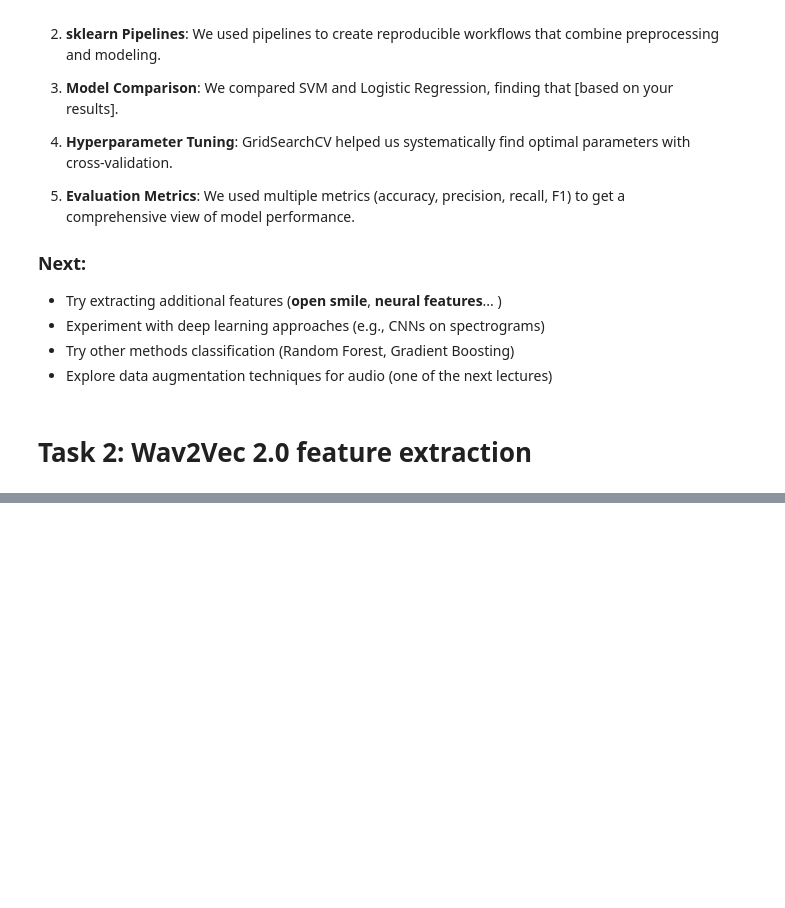
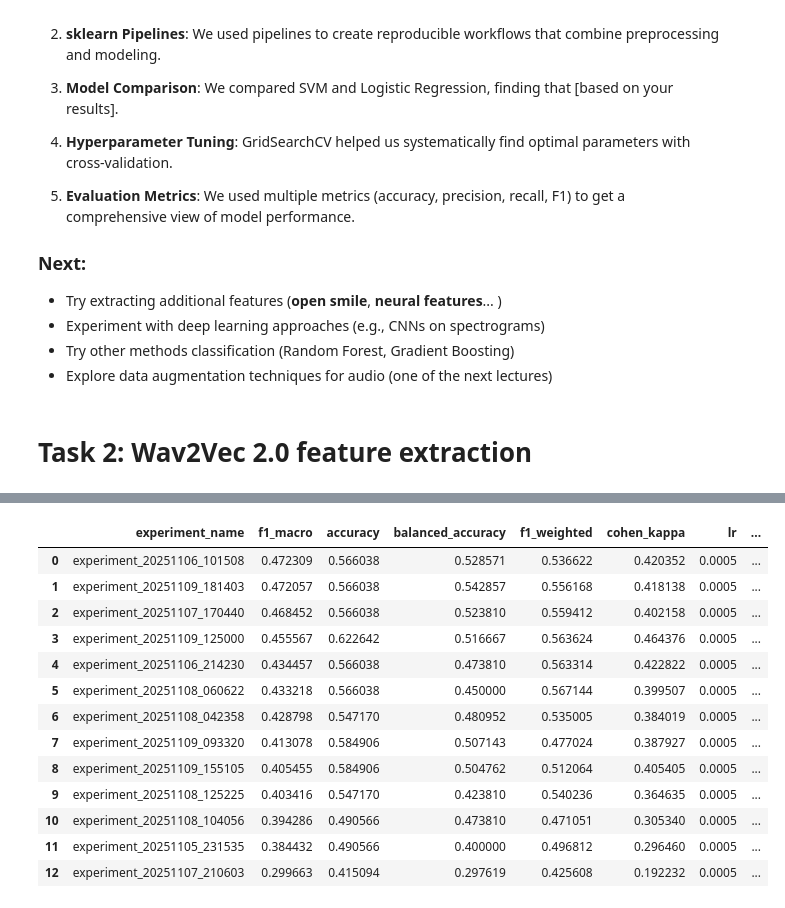
Before and after one commit to SandroDiakourakis/-SLP_PStA_Team_Drzimalla_Diakourakis, a Jupyter notebook: notebooks/SAND_TASK_1.ipynb, the cells around one changed output, grey strips where cells are left out. Cells and saved outputs as stored; diff of their text form; code cells hidden in the pictures; blank space fills up the shorter version.

```diff
--- a/notebooks/SAND_TASK_1.ipynb
+++ b/notebooks/SAND_TASK_1.ipynb
@@ -1233,0 +1043,66 @@ weighted avg       0.51      0.53      0.51        55
+# %%
+import json
+from pathlib import Path
+import pandas as pd
+import matplotlib.pyplot as plt
+import seaborn as sns
+
+# Path to experiments folder
+EXPERIMENTS_PATH = Path('/Users/fabian.drzimalla/Master_Projects/SLP_PStA_Team_Drzimalla_Diakourakis/experiments')
+
+# Collect all experiment results
+experiments_data = []
+
+for exp_dir in sorted(EXPERIMENTS_PATH.glob('experiment_*')):
+    try:
+        # Read config
+        config_path = exp_dir / 'config.json'
+        metrics_path = exp_dir / 'validation_results' / 'metrics.json'
+
+        if config_path.exists() and metrics_path.exists():
+            with open(config_path, 'r') as f:
+                config = json.load(f)
+
+            with open(metrics_path, 'r') as f:
+                metrics = json.load(f)
+
+            # Extract key information
+            exp_info = {
+                'experiment_name': exp_dir.name,
+                'timestamp': config.get('timestamp', 'N/A'),
+                'best_epoch': config['results']['best_epoch'],
+                'best_metric': config['results']['best_metric'],
+                'final_train_acc': config['results']['final_train_acc'],
+                'final_val_acc': config['results']['final_val_acc'],
+                'accuracy': metrics['accuracy'],
+                'balanced_accuracy': metrics['balanced_accuracy'],
+                'f1_macro': metrics['f1_macro'],
+                'f1_weighted': metrics['f1_weighted'],
+                'cohen_kappa': metrics['cohen_kappa'],
+                'precision_macro': metrics['precision_macro'],
+                'recall_macro': metrics['recall_macro'],
+                'lr': config['training']['lr'],
+                'weight_decay': config['training']['weight_decay'],
+                'batch_size': config['training']['batch_size'],
+                'fusion_type': config['model']['fusion_type'],
+                'shared_file_processor': config['model']['shared_file_processor']
+            }
+            experiments_data.append(exp_info)
+    except Exception as e:
+        print(f"⚠️  Could not load {exp_dir.name}: {e}")
+
+# Create DataFrame
+df_experiments = pd.DataFrame(experiments_data)
+
+print("="*80)
+print("ALL EXPERIMENTS SUMMARY")
+print("="*80)
+print(f"\nTotal experiments: {len(df_experiments)}")
+print(f"\nSorted by F1-Macro (descending):\n")
+
+# Sort by F1-Macro
+df_sorted = df_experiments.sort_values('f1_macro', ascending=False)
+display(df_sorted[['experiment_name', 'f1_macro', 'accuracy', 'balanced_accuracy',
+                    'f1_weighted', 'cohen_kappa', 'lr', 'weight_decay',
+                    'batch_size', 'fusion_type']].reset_index(drop=True))
+# %% [output]
@@ -1233,0 +1116,14 @@ weighted avg       0.51      0.53      0.51        55
+|  | experiment_name | f1_macro | accuracy | balanced_accuracy | f1_weighted | cohen_kappa | lr | ... |
+| 0 | experiment_20251106_101508 | 0.472309 | 0.566038 | 0.528571 | 0.536622 | 0.420352 | 0.0005 | ... |
+| 1 | experiment_20251109_181403 | 0.472057 | 0.566038 | 0.542857 | 0.556168 | 0.418138 | 0.0005 | ... |
+| 2 | experiment_20251107_170440 | 0.468452 | 0.566038 | 0.523810 | 0.559412 | 0.402158 | 0.0005 | ... |
+| 3 | experiment_20251109_125000 | 0.455567 | 0.622642 | 0.516667 | 0.563624 | 0.464376 | 0.0005 | ... |
+| 4 | experiment_20251106_214230 | 0.434457 | 0.566038 | 0.473810 | 0.563314 | 0.422822 | 0.0005 | ... |
+| 5 | experiment_20251108_060622 | 0.433218 | 0.566038 | 0.450000 | 0.567144 | 0.399507 | 0.0005 | ... |
+| 6 | experiment_20251108_042358 | 0.428798 | 0.547170 | 0.480952 | 0.535005 | 0.384019 | 0.0005 | ... |
+| 7 | experiment_20251109_093320 | 0.413078 | 0.584906 | 0.507143 | 0.477024 | 0.387927 | 0.0005 | ... |
+| 8 | experiment_20251109_155105 | 0.405455 | 0.584906 | 0.504762 | 0.512064 | 0.405405 | 0.0005 | ... |
+| 9 | experiment_20251108_125225 | 0.403416 | 0.547170 | 0.423810 | 0.540236 | 0.364635 | 0.0005 | ... |
+| 10 | experiment_20251108_104056 | 0.394286 | 0.490566 | 0.473810 | 0.471051 | 0.305340 | 0.0005 | ... |
+| 11 | experiment_20251105_231535 | 0.384432 | 0.490566 | 0.400000 | 0.496812 | 0.296460 | 0.0005 | ... |
+| 12 | experiment_20251107_210603 | 0.299663 | 0.415094 | 0.297619 | 0.425608 | 0.192232 | 0.0005 | ... |
```
Also changed, not shown: parts of 34 cells of this notebook.
